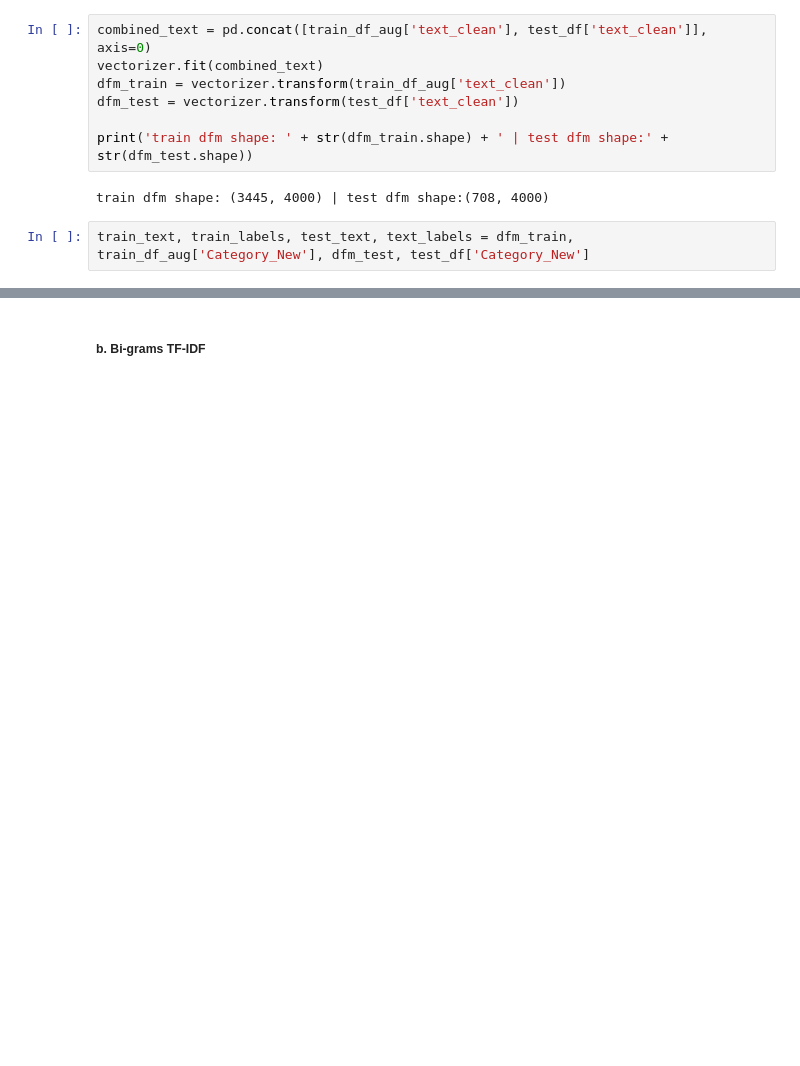
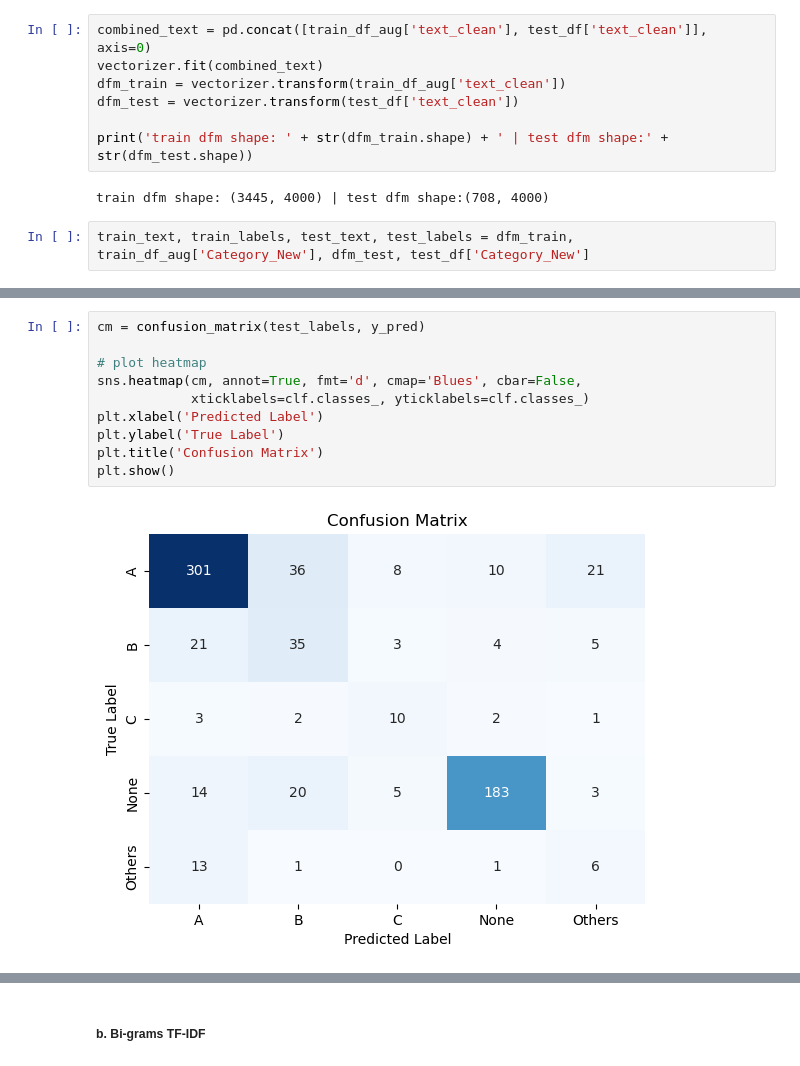
Before and after one commit to janinepdevera/legal-text-classification-CIA, a Jupyter notebook: code/python/02 models_baseline.ipynb, the cells around one changed output, grey strips where cells are left out. Cells and saved outputs as stored; diff of their text form; blank space fills up the shorter version.

Commit message:
classification report visualizations

```diff
--- a/code/python/02 models_baseline.ipynb
+++ b/code/python/02 models_baseline.ipynb
@@ -110,7 +108,7 @@ print('train dfm shape: ' + str(dfm_train.shape) + ' | test dfm shape:' + str(df
 # %% [output]
 train dfm shape: (3445, 4000) | test dfm shape:(708, 4000)
 # %%
-train_text, train_labels, test_text, text_labels = dfm_train, train_df_aug['Category_New'], dfm_test, test_df['Category_New']
+train_text, train_labels, test_text, test_labels = dfm_train, train_df_aug['Category_New'], dfm_test, test_df['Category_New']
 # %%
 # scale data
 scaler = StandardScaler(with_mean=False)
@@ -151,3 +149,15 @@ weighted avg       0.80      0.76      0.77       708
 Train vs Test Accuracy:
 Train:0.972
 Test:0.756
+# %%
+cm = confusion_matrix(test_labels, y_pred)
+
+# plot heatmap
+sns.heatmap(cm, annot=True, fmt='d', cmap='Blues', cbar=False,
+            xticklabels=clf.classes_, yticklabels=clf.classes_)
+plt.xlabel('Predicted Label')
+plt.ylabel('True Label')
+plt.title('Confusion Matrix')
+plt.show()
+# %% [output]
+[figure, added]
```
Also changed, not shown: parts of 14 cells of this notebook.
